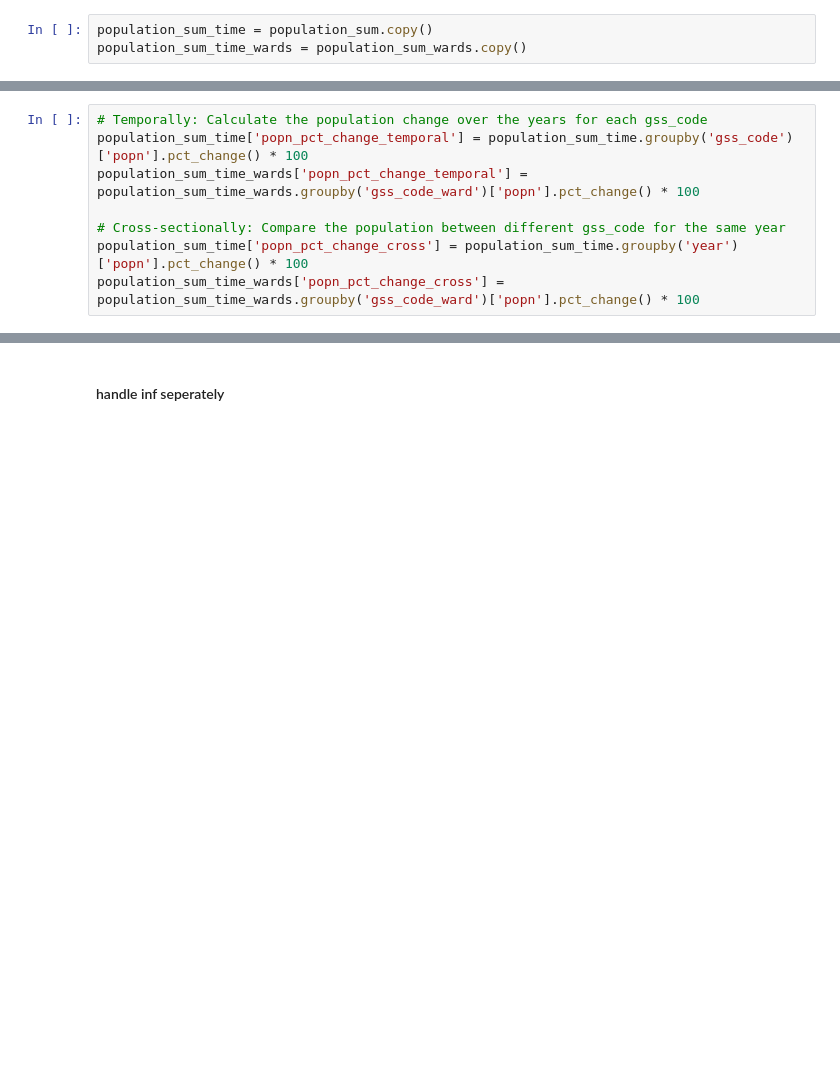
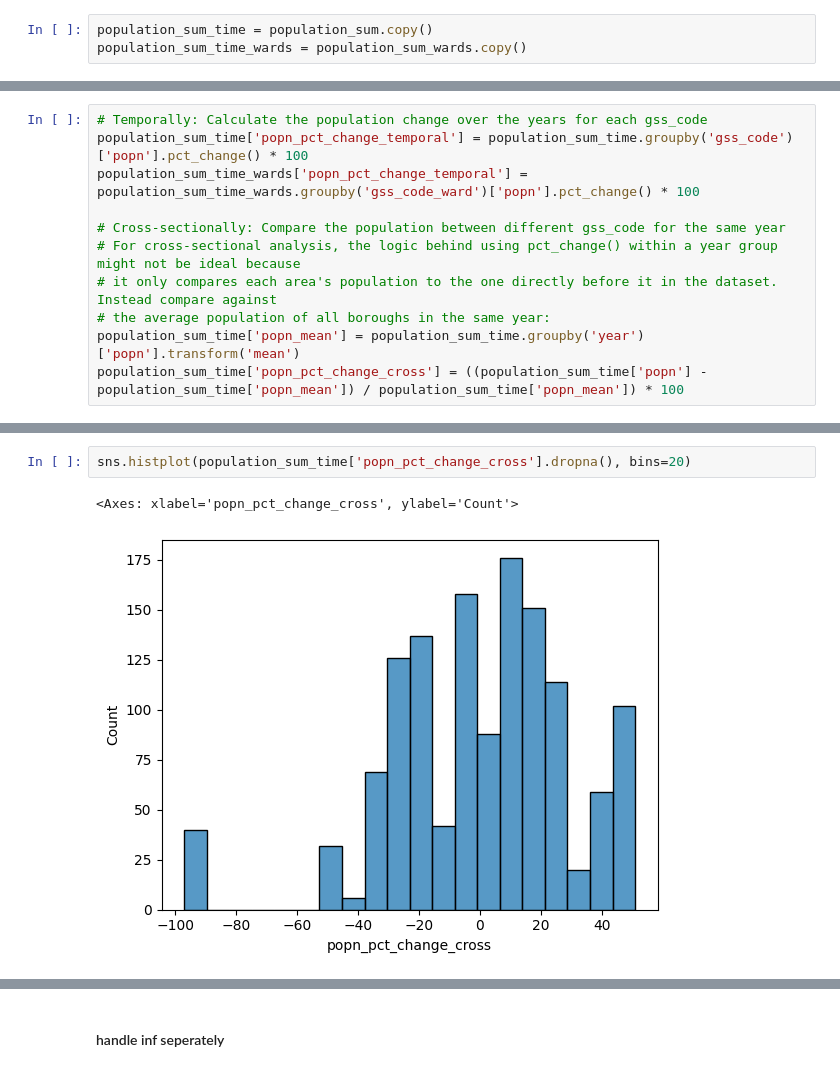
Before and after one commit to SebastianHeslinRees/Projections_QA, a Jupyter notebook: logical_checks_population_projections.ipynb, the cells around one changed output, grey strips where cells are left out. Saved outputs shown, nothing was run; the diff lists cells and outputs as text; blank space fills up the shorter version.

```diff
--- a/logical_checks_population_projections.ipynb
+++ b/logical_checks_population_projections.ipynb
@@ -996,5 +1752,8 @@ population_sum_time['popn_pct_change_temporal'] = population_sum_time.groupby('g
 population_sum_time_wards['popn_pct_change_temporal'] = population_sum_time_wards.groupby('gss_code_ward')['popn'].pct_change() * 100
 
 # Cross-sectionally: Compare the population between different gss_code for the same year
-population_sum_time['popn_pct_change_cross'] = population_sum_time.groupby('year')['popn'].pct_change() * 100
-population_sum_time_wards['popn_pct_change_cross'] = population_sum_time_wards.groupby('gss_code_ward')['popn'].pct_change() * 100
+# For cross-sectional analysis, the logic behind using pct_change() within a year group might not be ideal because
+# it only compares each area's population to the one directly before it in the dataset. Instead compare against
+# the average population of all boroughs in the same year:
+population_sum_time['popn_mean'] = population_sum_time.groupby('year')['popn'].transform('mean')
+population_sum_time['popn_pct_change_cross'] = ((population_sum_time['popn'] - population_sum_time['popn_mean']) / population_sum_time['popn_mean']) * 100
@@ -1000,0 +1776,5 @@ population_sum_time_wards['popn_pct_change_cross'] = population_sum_time_wards.g
+# %%
+sns.histplot(population_sum_time['popn_pct_change_cross'].dropna(), bins=20)
+# %% [output]
+<Axes: xlabel='popn_pct_change_cross', ylabel='Count'>
+[figure, added]
```
Also changed, not shown: parts of 33 cells of this notebook.
